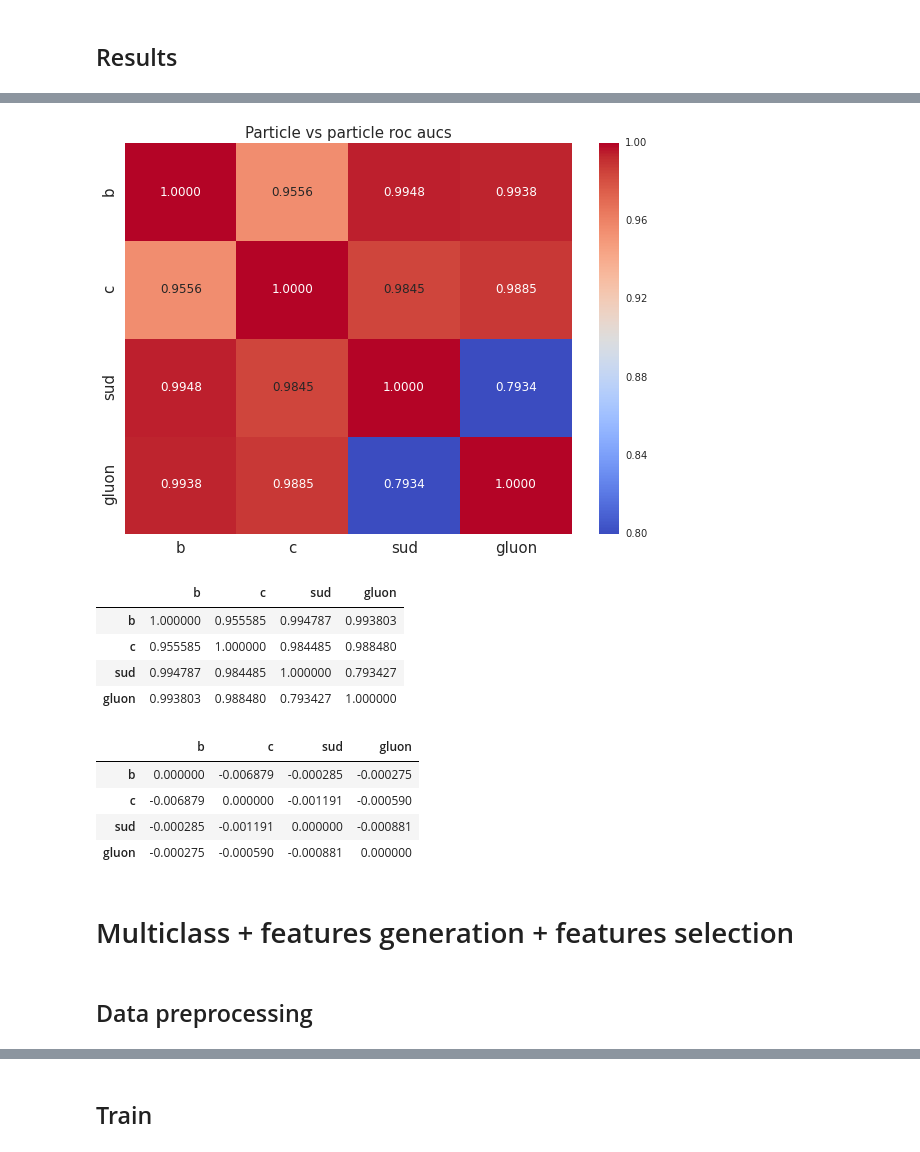
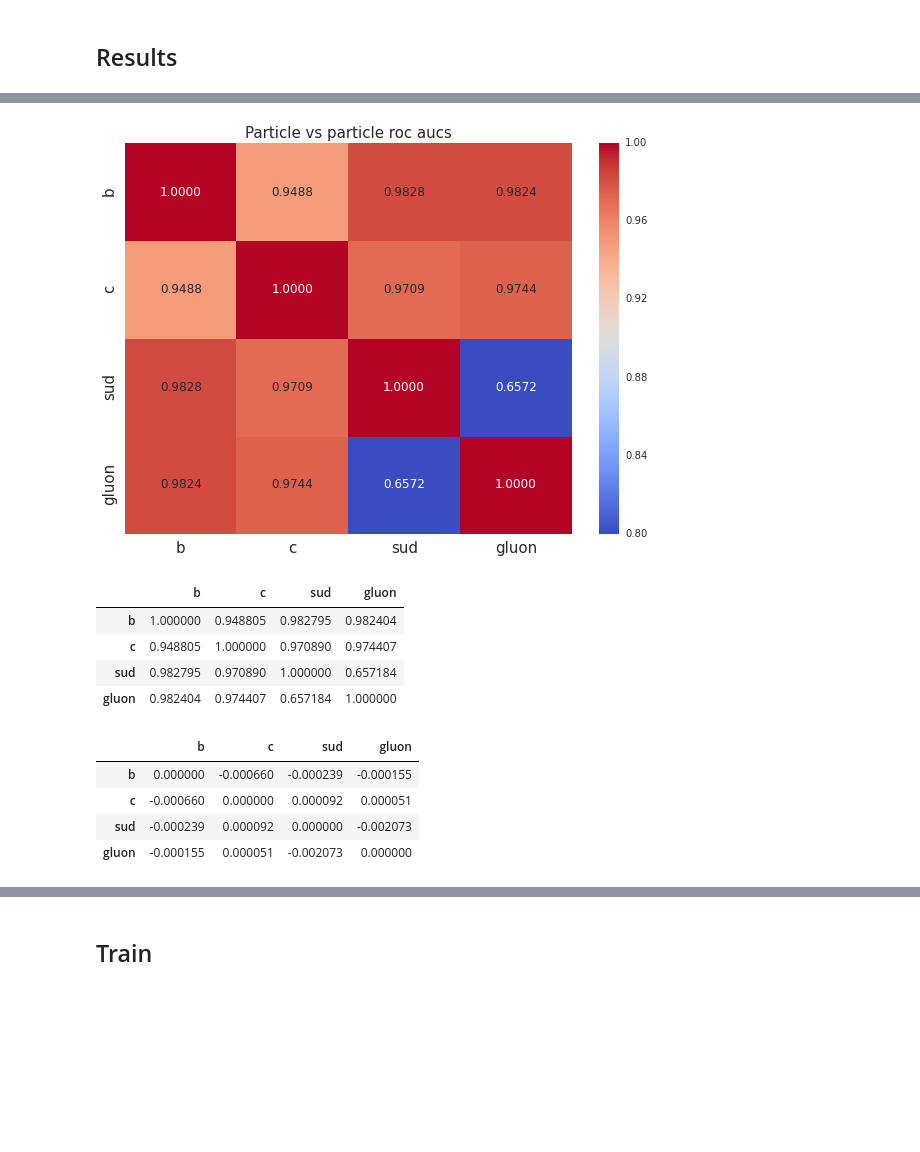
Before and after one commit to tlikhomanenko/jet_tagging_LHCb, a Jupyter notebook: jet-tagging.ipynb, the cells around one changed output, grey strips where cells are left out. Cells and saved outputs as stored; diff of their text form; code cells hidden in the pictures; blank space fills up the shorter version.

```diff
--- a/jet-tagging.ipynb
+++ b/jet-tagging.ipynb
@@ -195,6 +253,6 @@ from rep.estimators import XGBoostClassifier
 xgb_base = XGBoostClassifier(n_estimators=1000, colsample=0.7, eta=0.01, nthreads=8,
                              subsample=0.5, max_depth=8)
 # xgb_base = RandomForestClassifier(n_estimators=100, max_depth=None, max_features='auto')
-pca_multi_folding = FoldingClassifier(xgb_base, n_folds=2, random_state=11)
-%time pca_multi_folding.fit(pca_train_data, labels)
+knn_multi_folding = FoldingClassifier(xgb_base, n_folds=2, random_state=11)
+%time knn_multi_folding.fit(numpy.concatenate((train_data, knn_probs), axis=1), labels)
 # %% [output]
@@ -212,0 +267,2 @@ KFold prediction using folds column
+# %%
+knn_multi_probs = knn_multi_folding.predict_proba(numpy.concatenate((train_data, knn_probs), axis=1))
@@ -221,2 +295,0 @@ Log loss is  0.485568839255
-# %%
-get_learning_curve(pca_multi_folding, pca_train_data, labels)
@@ -225,0 +296,2 @@ KFold prediction using folds column
+# %%
+get_learning_curve(knn_multi_folding, numpy.concatenate((train_data, knn_probs), axis=1), labels)
@@ -226,22 +301,18 @@ KFold prediction using folds column
 # %%
-pca_roc_aucs = utils.get_roc_auc_matrix(labels, pca_multi_probs, names, save_path=None, show=True)
-pca_roc_aucs
+knn_roc_aucs = utils.get_roc_auc_matrix(labels, knn_multi_probs, names, save_path=None, show=True)
+knn_roc_aucs
 # %% [output]
-[figure, old version]
+[figure, new version]
 |  | b | c | sud | gluon |
-| b | 1.000000 | 0.955585 | 0.994787 | 0.993803 |
-| c | 0.955585 | 1.000000 | 0.984485 | 0.988480 |
-| sud | 0.994787 | 0.984485 | 1.000000 | 0.793427 |
-| gluon | 0.993803 | 0.988480 | 0.793427 | 1.000000 |
+| b | 1.000000 | 0.948805 | 0.982795 | 0.982404 |
+| c | 0.948805 | 1.000000 | 0.970890 | 0.974407 |
+| sud | 0.982795 | 0.970890 | 1.000000 | 0.657184 |
+| gluon | 0.982404 | 0.974407 | 0.657184 | 1.000000 |
 # %%
-pca_roc_aucs - roc_auc_baseline
+knn_roc_aucs - roc_auc_baseline
 # %% [output]
 |  | b | c | sud | gluon |
-| b | 0.000000 | -0.006879 | -0.000285 | -0.000275 |
-| c | -0.006879 | 0.000000 | -0.001191 | -0.000590 |
-| sud | -0.000285 | -0.001191 | 0.000000 | -0.000881 |
-| gluon | -0.000275 | -0.000590 | -0.000881 | 0.000000 |
+| b | 0.000000 | -0.000660 | -0.000239 | -0.000155 |
+| c | -0.000660 | 0.000000 | 0.000092 | 0.000051 |
+| sud | -0.000239 | 0.000092 | 0.000000 | -0.002073 |
+| gluon | -0.000155 | 0.000051 | -0.002073 | 0.000000 |
-# %% [markdown]
-# Multiclass + features generation + features selection
-# %% [markdown]
-## Data preprocessing
```
Also changed, not shown: parts of 48 cells of this notebook.
